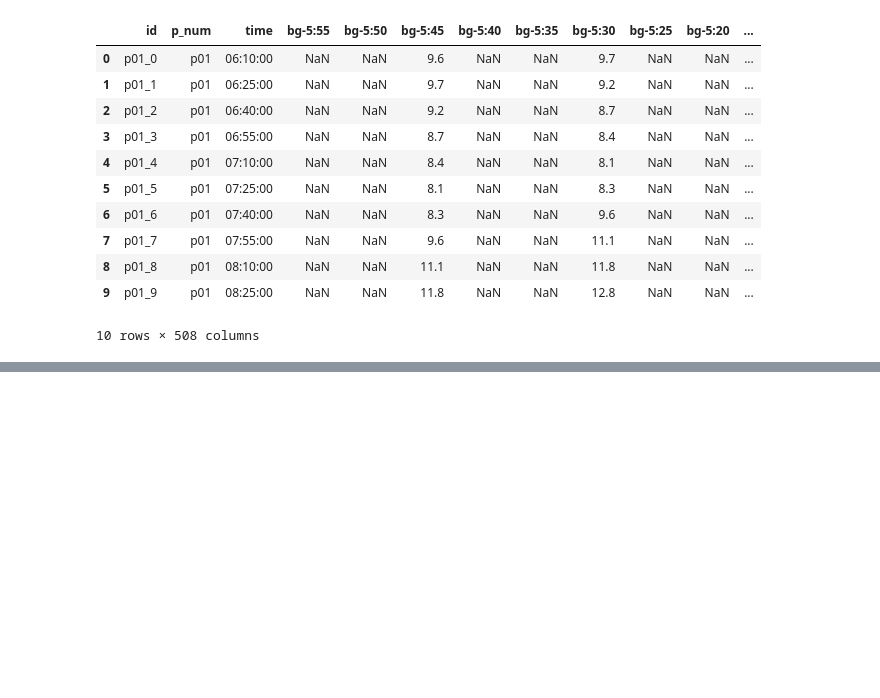
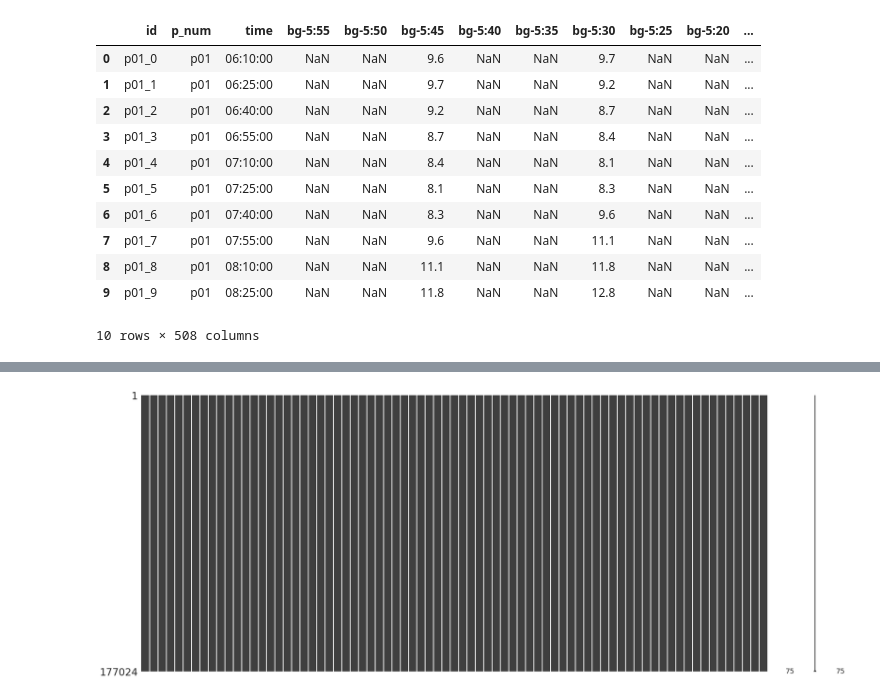
Before and after one commit to fabriziobasso/kaggle, a Jupyter notebook: File_00_EDA.ipynb, the cells around one changed output, grey strips where cells are left out. Saved outputs shown, nothing was run; the diff lists cells and outputs as text; code cells hidden in the pictures; blank space fills up the shorter version.

```diff
--- a/File_00_EDA.ipynb
+++ b/File_00_EDA.ipynb
@@ -485,0 +532,14 @@ p01_day[["mean_bg","mean_ins","count_carb"]].plot()
+# %%
+insulin_col[insulin_col["insulin-5:40"].isna()==True]
+insulin_col.fillna(0.0, inplace=True)
+# %%
+#ins_col_T = insulin_col.drop(columns=["id","p_num","time"]).T.copy()
+#insulin_col.interpolate(inplace=True, axis=1)
+insulin_col = insulin_col.ffill(axis=1)
+#ins_col_T.bfill(inplace=True)
+
+#ins_col_T.isna().sum().sum()
+# %%
+msno.matrix(insulin_col);
+# %% [output]
+[figure, added]
```
Also changed, not shown: parts of 14 cells of this notebook.
